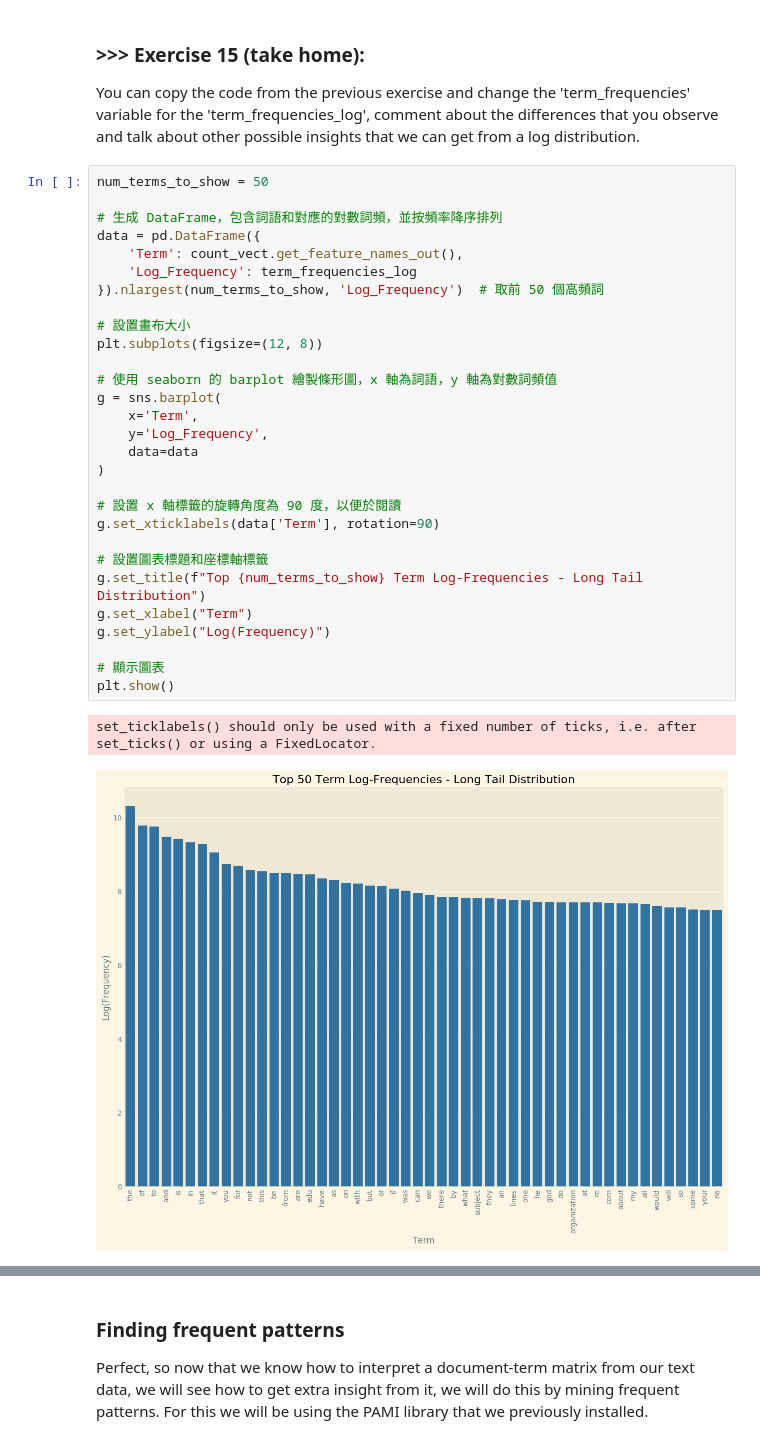
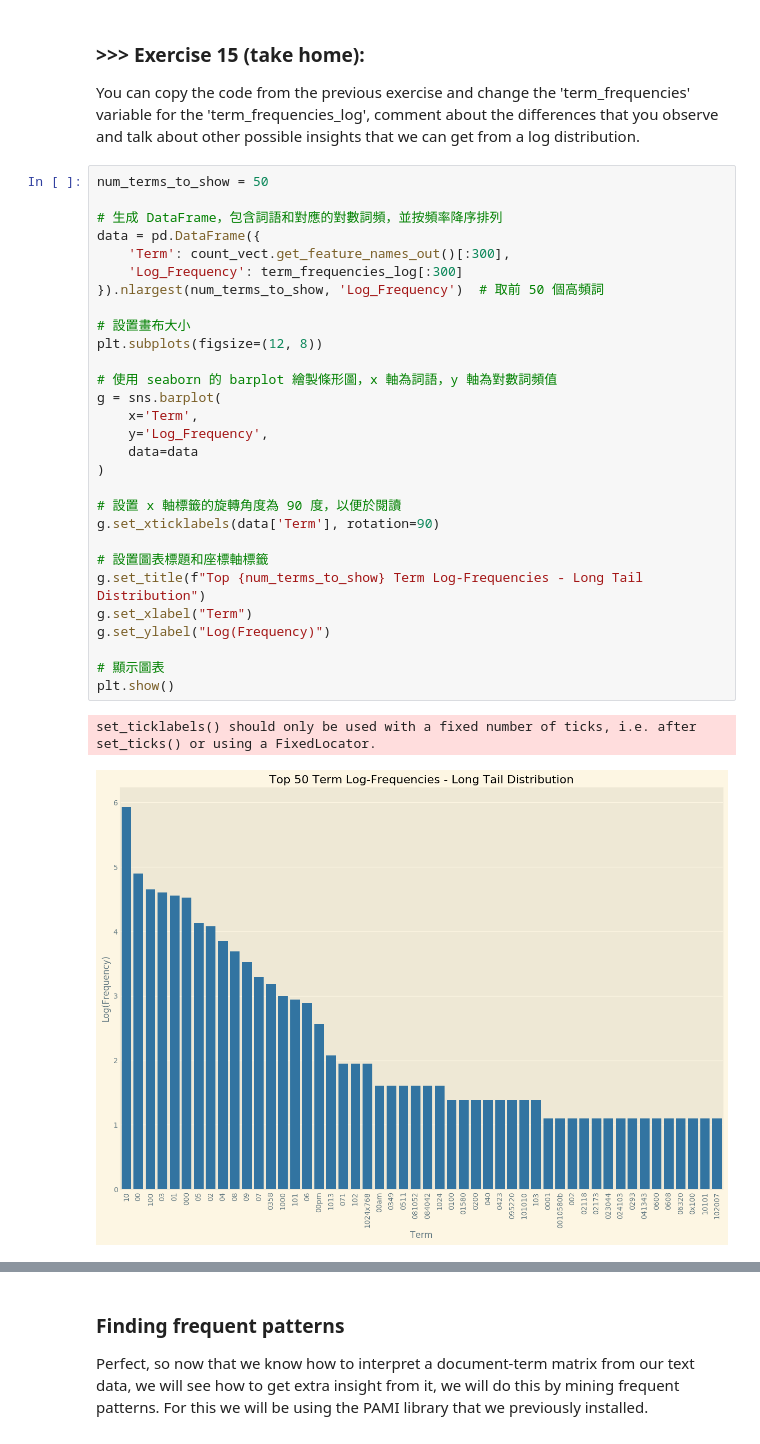
Before and after one commit to Annisme/DM2024-Lab1-Master, a Jupyter notebook: DM2024-Lab1-Master.ipynb, the cells around one changed output, grey strips where cells are left out. Saved outputs shown, nothing was run; the diff lists cells and outputs as text.

```diff
--- a/DM2024-Lab1-Master.ipynb
+++ b/DM2024-Lab1-Master.ipynb
@@ -1506,32 +1505,32 @@ You can copy the code from the previous exercise and change the 'term_frequencie
 # %%
 num_terms_to_show = 50
 
 # 生成 DataFrame，包含詞語和對應的對數詞頻，並按頻率降序排列
 data = pd.DataFrame({
-    'Term': count_vect.get_feature_names_out(),
-    'Log_Frequency': term_frequencies_log
+    'Term': count_vect.get_feature_names_out()[:300],
+    'Log_Frequency': term_frequencies_log[:300]
 }).nlargest(num_terms_to_show, 'Log_Frequency')  # 取前 50 個高頻詞
 
 # 設置畫布大小
 plt.subplots(figsize=(12, 8))
 
 # 使用 seaborn 的 barplot 繪製條形圖，x 軸為詞語，y 軸為對數詞頻值
 g = sns.barplot(
     x='Term',
     y='Log_Frequency',
     data=data
 )
 
 # 設置 x 軸標籤的旋轉角度為 90 度，以便於閱讀
 g.set_xticklabels(data['Term'], rotation=90)
 
 # 設置圖表標題和座標軸標籤
 g.set_title(f"Top {num_terms_to_show} Term Log-Frequencies - Long Tail Distribution")
 g.set_xlabel("Term")
 g.set_ylabel("Log(Frequency)")
 
 # 顯示圖表
 plt.show()
 # %% [output]
 set_ticklabels() should only be used with a fixed number of ticks, i.e. after set_ticks() or using a FixedLocator.
-[figure, old version]
+[figure, new version]
```
Also changed, not shown: parts of 4 cells of this notebook.
